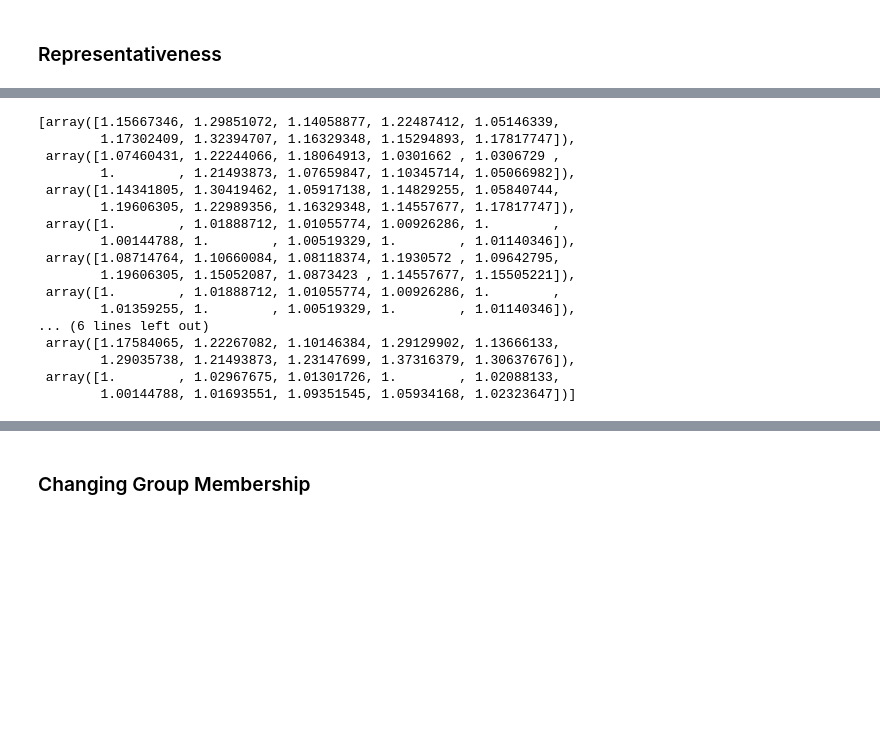
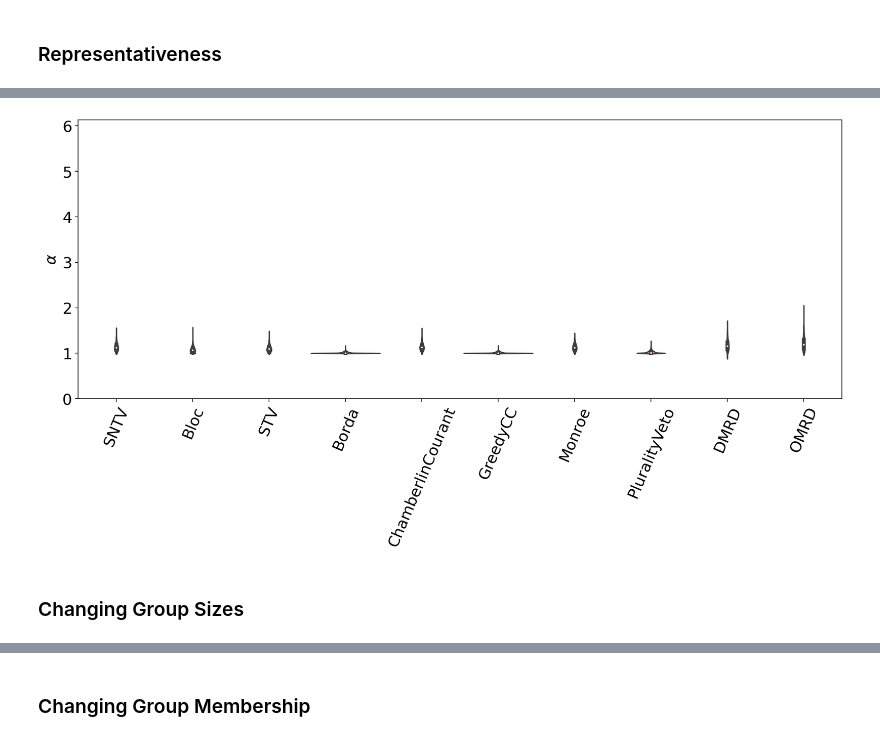
Before and after one commit to kevin-q2/Metric-Voting, a Jupyter notebook: experiments.ipynb, the cells around one changed output, grey strips where cells are left out. Saved outputs shown, nothing was run; the diff lists cells and outputs as text; code cells hidden in the pictures; blank space fills up the shorter version.

```diff
--- a/experiments.ipynb
+++ b/experiments.ipynb
@@ -305,20 +309,17 @@ plt.show()
-# %%
-represent_data
-# %% [output]
-[array([1.15667346, 1.29851072, 1.14058877, 1.22487412, 1.05146339,
-        1.17302409, 1.32394707, 1.16329348, 1.15294893, 1.17817747]),
- array([1.07460431, 1.22244066, 1.18064913, 1.0301662 , 1.0306729 ,
-        1.        , 1.21493873, 1.07659847, 1.10345714, 1.05066982]),
- array([1.14341805, 1.30419462, 1.05917138, 1.14829255, 1.05840744,
-        1.19606305, 1.22989356, 1.16329348, 1.14557677, 1.17817747]),
- array([1.        , 1.01888712, 1.01055774, 1.00926286, 1.        ,
-        1.00144788, 1.        , 1.00519329, 1.        , 1.01140346]),
- array([1.08714764, 1.10660084, 1.08118374, 1.1930572 , 1.09642795,
-        1.19606305, 1.15052087, 1.0873423 , 1.14557677, 1.15505221]),
- array([1.        , 1.01888712, 1.01055774, 1.00926286, 1.        ,
-        1.01359255, 1.        , 1.00519329, 1.        , 1.01140346]),
-... (6 lines left out)
- array([1.17584065, 1.22267082, 1.10146384, 1.29129902, 1.13666133,
-        1.29035738, 1.21493873, 1.23147699, 1.37316379, 1.30637676]),
- array([1.        , 1.02967675, 1.01301726, 1.        , 1.02088133,
-        1.00144788, 1.01693551, 1.09351545, 1.05934168, 1.02323647])]
+# %%
+plt.rcParams.update({'font.size': 18})
+# Create a violin plot
+plt.figure(figsize=(16, 6), dpi = 200)
+ax = sns.violinplot(data=represent_data1, palette = tab20_colors, alpha = 1, width = 0.9)
+for violin in ax.collections:
+    violin.set_alpha(1)
+
+ax.set_ylim(0, ylimit)
+plt.xticks(ticks=np.arange(len(elections_list)), labels=represent_labels1, rotation=67)
+plt.ylabel(r'$\alpha$')
+#plt.savefig('figures/2party_representation2.png', bbox_inches='tight')
+plt.show()
+# %% [output]
+[figure, added]
+# %% [markdown]
+### Changing Group Sizes
```
Also changed, not shown: parts of 22 cells of this notebook, 8 other files.
